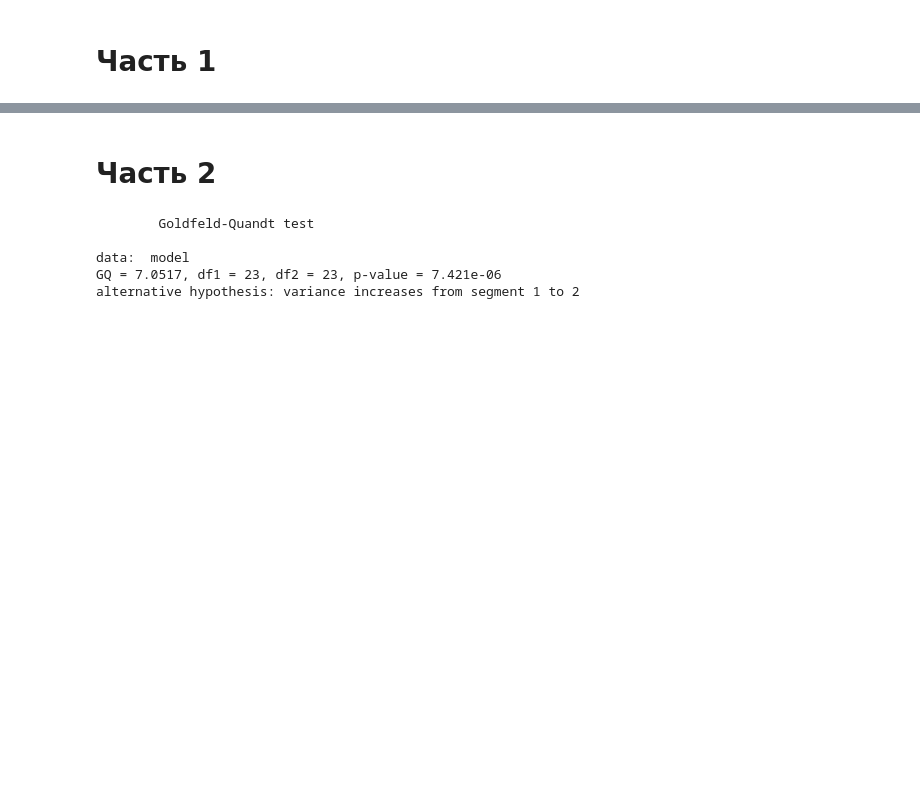
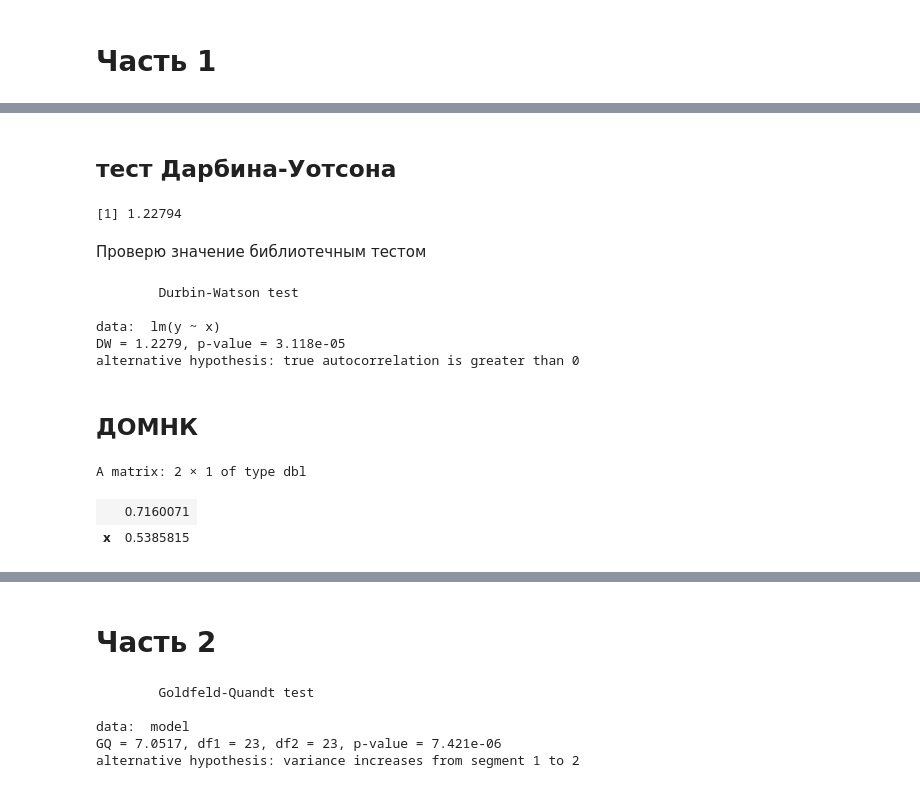
Before and after one commit to Amatikay/Econometrics_labs, a Jupyter notebook: Semester2/Lab-1/main.ipynb, the cells around one changed output, grey strips where cells are left out. Saved outputs shown, nothing was run; the diff lists cells and outputs as text; code cells hidden in the pictures; blank space fills up the shorter version.

```diff
--- a/Semester2/Lab-1/main.ipynb
+++ b/Semester2/Lab-1/main.ipynb
@@ -81,0 +45,34 @@ Speed <- cars$speed Distance <- cars$dist plot(Speed, Distance, panel.first = gr
+# %% [markdown]
+## тест Дарбина-Уотсона
+# %%
+residuals <- lm(y~x)$residuals
+
+n <- length(residuals)
+sum_squared_diff <- sum(diff(residuals)^2)
+sum_squared_residuals <- sum(residuals^2)
+durbin_watson_statistic <- sum_squared_diff / sum_squared_residuals
+durbin_watson_statistic
+# %% [output]
+[1] 1.22794
+# %% [markdown]
+Проверю значение библиотечным тестом
+# %%
+dwtest(lm(y~x))
+# %% [output]
+        Durbin-Watson test
+
+data:  lm(y ~ x)
+DW = 1.2279, p-value = 3.118e-05
+alternative hypothesis: true autocorrelation is greater than 0
+# %% [markdown]
+## ДОМНК
+# %%
+X <- cbind(1, x)
+teta <- solve(t(X) %*% X) %*% t(X) %*% y
+teta
+# y_pred <- X %*% teta
+# residuals <- y - y_pred
+# %% [output]
+A matrix: 2 × 1 of type dbl
+|  | 0.7160071 |
+| x | 0.5385815 |
```
Also changed, not shown: parts of 7 cells of this notebook.
